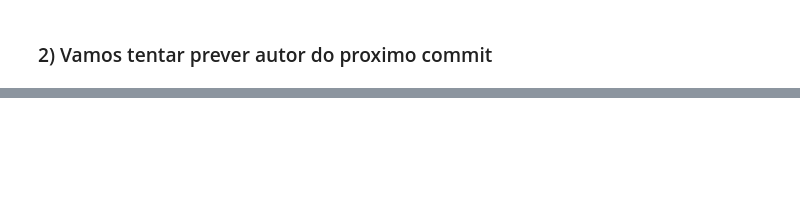
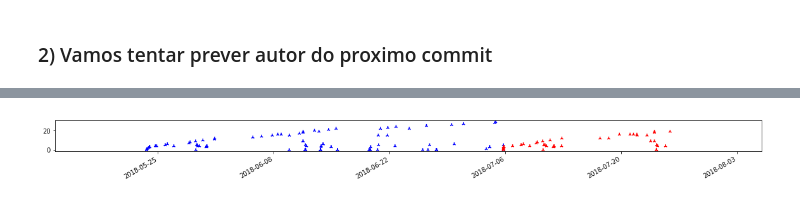
Before and after one commit to ninofabrizio/DataScience, a Jupyter notebook: T2/T2.1/PreditiveAnalysis.ipynb, the cells around one changed output, grey strips where cells are left out. Saved outputs shown, nothing was run; the diff lists cells and outputs as text; code cells hidden in the pictures; blank space fills up the shorter version.

```diff
--- a/T2/T2.1/PreditiveAnalysis.ipynb
+++ b/T2/T2.1/PreditiveAnalysis.ipynb
@@ -217,7 +342,3 @@ metrics
 # %%
-N=50
-#datetime.datetime.fromtimestamp(1.5276342e+09)
-model,metric = test(methods[0],X_train,Y_train,X_test,Y_test)
+model,metric = test(methods[-2],X_train,Y_train,X_test,Y_test)
 datesk = model.predict(np.arange(len(df),len(df)+N-1).reshape(-1, 1))
-#datesk = [datetime.datetime.fromtimestamp(d) for d in datesk]
-#datesk
@@ -322,5 +402,5 @@ X = df['index'].values.reshape(-1, 1)
 Y = df['auth']
 X_train,X_test,Y_train,Y_test=train_test_split(X,Y,random_state=random.randrange(0,100),test_size=0.25)
 model,metric = test(methods[-2],X_train,Y_train,X_test,Y_test)
-Pnames = model.predict(np.arange(0,50).reshape(-1, 1))
+Pnames = model.predict(np.arange(0,N).reshape(-1, 1))
 [names[v] for v in Pnames]
@@ -327,6 +425,8 @@ Pnames = model.predict(np.arange(0,50).reshape(-1, 1))
 # %%
 vals = np.append(df['auth'].values, Pnames)
 fig, ax = plt.subplots(figsize=(20,1))
 
-ax.scatter(ref_dates, vals, c=['b']*len(df)+['r']*len(datesk),marker='2', s=30)
+ax.scatter(ref_dates, vals, c=['b']*len(df)+['r']*len(Pnames),marker='2', s=30)
 fig.autofmt_xdate()
+# %% [output]
+[figure, added]
```
Also changed, not shown: parts of 46 cells of this notebook.
